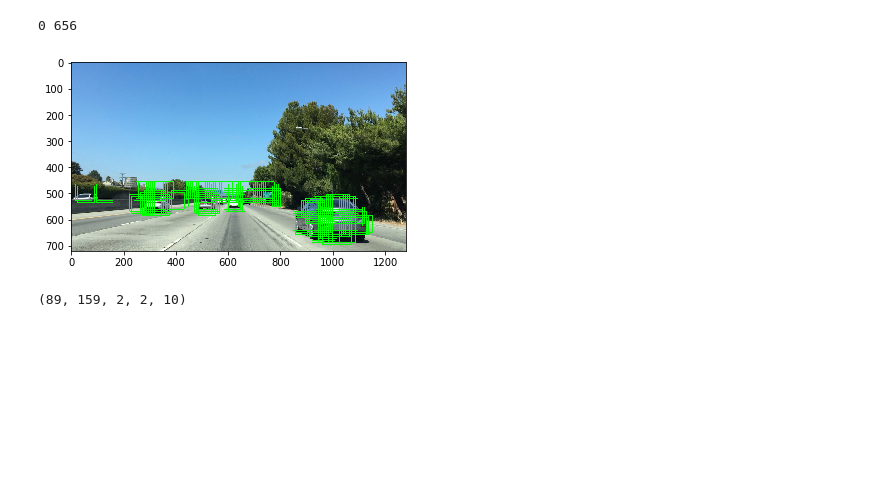
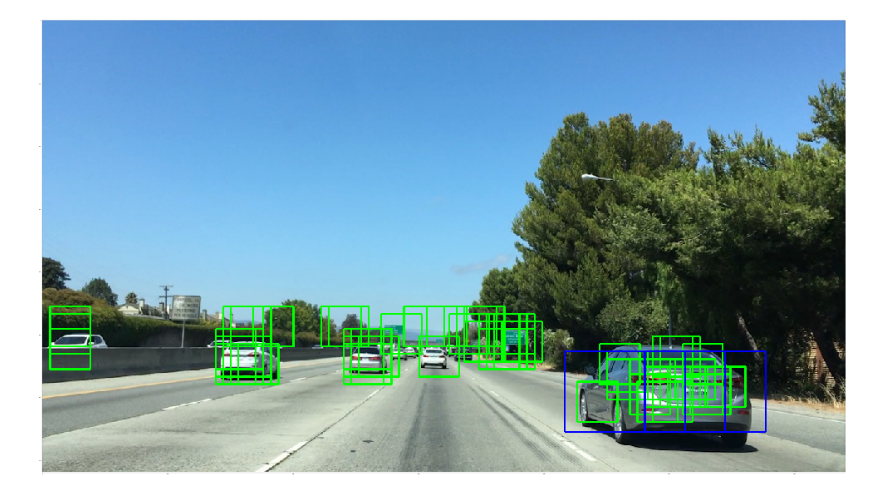
Before and after one commit to pstradowski/p5-Vehicle-Identification, a Jupyter notebook: trainer.ipynb, the cells around one changed output. Drawn from its saved outputs; the diff is of its cells as text; code cells hidden in the pictures; blank space fills up the shorter version.

```diff
--- a/trainer.ipynb
+++ b/trainer.ipynb
@@ -289,20 +317,15 @@ x, y, _ = next(s1.features())
-# %%
-print(x, y)
-# %% [output]
-0 656
 # %%
 draw = img.copy()
-size = 64
+plt.figure(figsize=(128, 72), dpi=10, facecolor='w', edgecolor='k')
 
-for x, y, _ in predict1:
-    cv2.rectangle(draw, (x, y), (x + size, y + size), (0, 255, 0), 2)
+for p1, p2 in predict0:
+    cv2.rectangle(draw, p1, p2, (0, 255, 0), 2)
+
+for p1, p2, in predict1:
+    cv2.rectangle(draw, p1, p2, (255, 0, 0), 2)
 
 draw = cv2.cvtColor(draw, cv2.COLOR_BGR2RGB)
 plt.imshow(draw)
 plt.show()
 # %% [output]
-[figure, old version]
+[figure, new version]
-# %%
-print(s1.big_hog[0].shape)
-# %% [output]
-(89, 159, 2, 2, 10)
```
Also changed, not shown: parts of 14 cells of this notebook, 1 other file.
